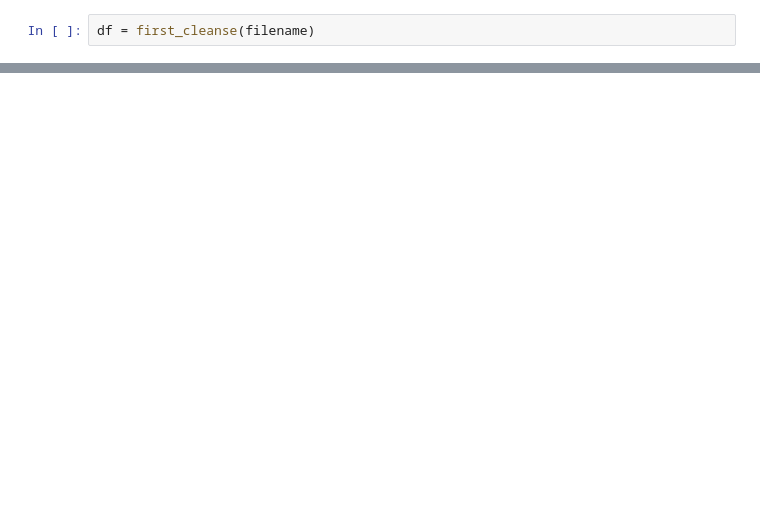
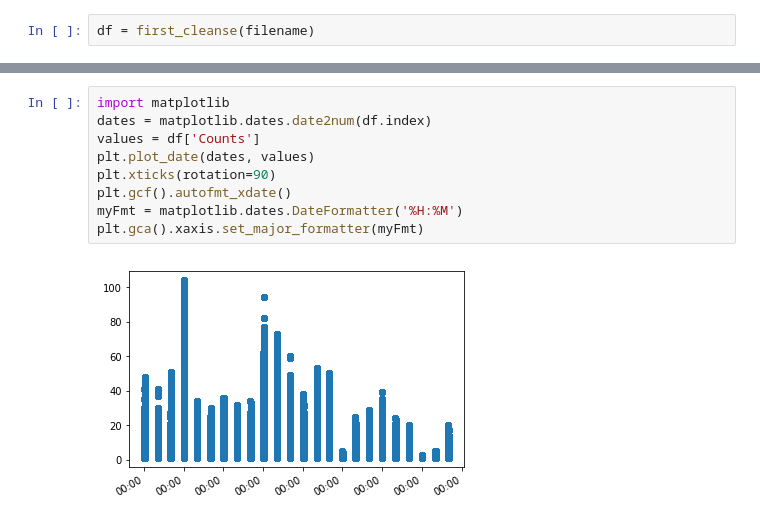
Before and after one commit to MarinerT/Predicting-Popular-Financial-Searches, a Jupyter notebook: worksheets/firstcleanse_script.ipynb, the cells around one changed output, grey strips where cells are left out. Saved outputs shown, nothing was run; the diff lists cells and outputs as text; blank space fills up the shorter version.

```diff
--- a/worksheets/firstcleanse_script.ipynb
+++ b/worksheets/firstcleanse_script.ipynb
@@ -67,0 +104,11 @@ plt.xticks(rotation=90)
+# %%
+import matplotlib
+dates = matplotlib.dates.date2num(df.index)
+values = df['Counts']
+plt.plot_date(dates, values)
+plt.xticks(rotation=90)
+plt.gcf().autofmt_xdate()
+myFmt = matplotlib.dates.DateFormatter('%H:%M')
+plt.gca().xaxis.set_major_formatter(myFmt)
+# %% [output]
+[figure, added]
```
Also changed, not shown: parts of 20 cells of this notebook, 9 other files.
